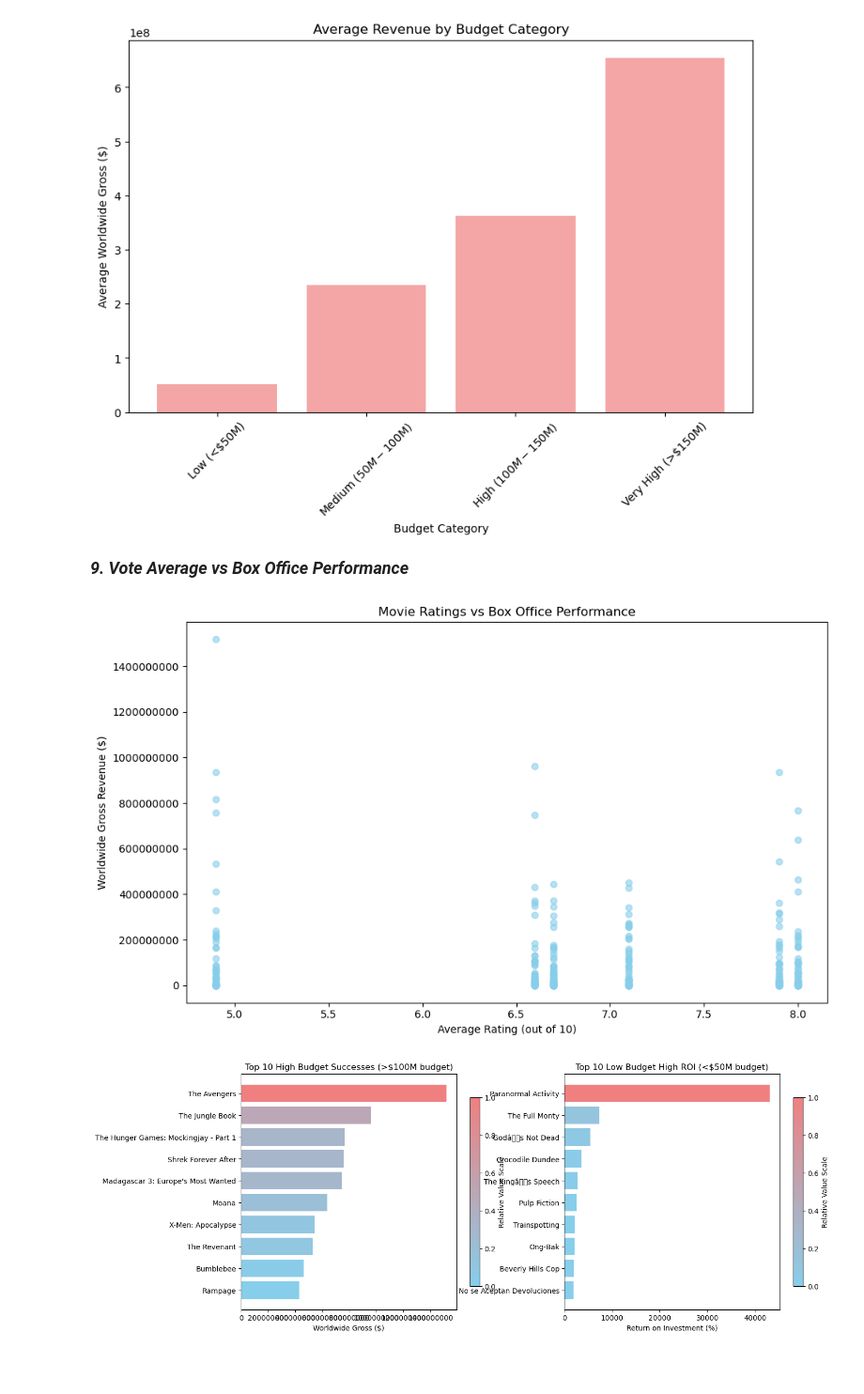
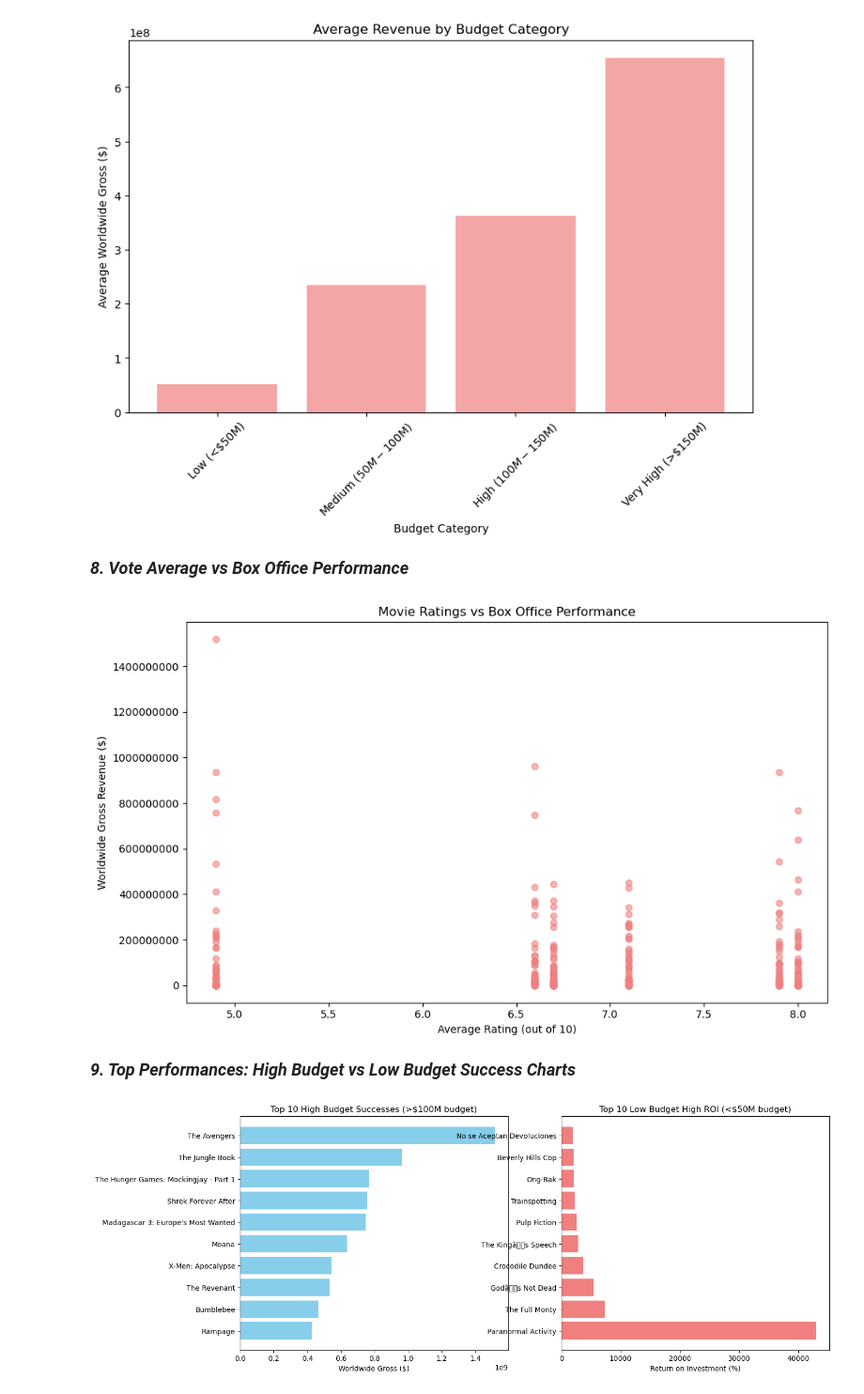
Before and after one commit to veenaledi/DS-Phase-2-Project, a Jupyter notebook: Movies.ipynb, the cells around one changed output. Shown at 94% size. Saved outputs shown, nothing was run; the diff lists cells and outputs as text; code cells hidden in the pictures; blank space fills up the shorter version.

```diff
--- a/Movies.ipynb
+++ b/Movies.ipynb
@@ -601,10 +616,10 @@ plt.show()
 # %% [output]
 [figure]
 # %% [markdown]
-***<span style="font-size: 18px;">9. Vote Average vs Box Office Performance</span>***
+***<span style="font-size: 18px;">8. Vote Average vs Box Office Performance</span>***
 # %%
 plt.figure(figsize=(10, 6))
-plt.scatter(merged_data['vote_average'], merged_data['worldwide_gross'], alpha=0.6, color='skyblue')
+plt.scatter(merged_data['vote_average'], merged_data['worldwide_gross'], alpha=0.6, color='lightcoral')
 plt.xlabel('Average Rating (out of 10)')
 plt.ylabel('Worldwide Gross Revenue ($)')
 plt.title('Movie Ratings vs Box Office Performance')
@@ -612,49 +627,29 @@ plt.ticklabel_format(style='plain', axis='y')
 plt.tight_layout()
 plt.show()
 # %% [output]
-[figure, old version]
+[figure, new version]
+# %% [markdown]
+***<span style="font-size: 18px;">9. Top Performances: High Budget vs Low Budget Success Charts</span>***
 # %%
-from matplotlib.colors import LinearSegmentedColormap
-
-# Create custom blue to pink colormap
-colors = ['skyblue', 'lightcoral']  # Blue to Pink
-n_bins = 100
-cmap = LinearSegmentedColormap.from_list('blue_pink', colors, N=n_bins)
-
 fig, (ax1, ax2) = plt.subplots(1, 2, figsize=(15, 6))
 
 # High budget successes
 high_budget = merged_data[merged_data['production_budget'] > 100000000].nlargest(10, 'worldwide_gross')
-# Normalize values for color mapping
-norm_values1 = (high_budget['worldwide_gross'] - high_budget['worldwide_gross'].min()) / (high_budget['worldwide_gross'].max() - high_budget['worldwide_gross'].min())
-colors1 = cmap(norm_values1)
-
-bars1 = ax1.barh(range(len(high_budget)), high_budget['worldwide_gross'], color=colors1)
+ax1.barh(range(len(high_budget)), high_budget['worldwide_gross'], color='skyblue')
 ax1.set_yticks(range(len(high_budget)))
 ax1.set_yticklabels(high_budget['title'])
 ax1.set_xlabel('Worldwide Gross ($)')
 ax1.set_title('Top 10 High Budget Successes (>$100M budget)')
 ax1.invert_yaxis()
-ax1.ticklabel_format(style='plain', axis='x')
 
 # Low budget high ROI
 low_budget = merged_data[merged_data['production_budget'] < 50000000].nlargest(10, 'roi')
-# Normalize values for color mapping
-norm_values2 = (low_budget['roi'] - low_budget['roi'].min()) / (low_budget['roi'].max() - low_budget['roi'].min())
-colors2 = cmap(norm_values2)
-
-bars2 = ax2.barh(range(len(low_budget)), low_budget['roi'], color=colors2)
+ax2.barh(range(len(low_budget)), low_budget['roi'], color='lightcoral')
 ax2.set_yticks(range(len(low_budget)))
 ax2.set_yticklabels(low_budget['title'])
 ax2.set_xlabel('Return on Investment (%)')
 ax2.set_title('Top 10 Low Budget High ROI (<$50M budget)')
-ax2.invert_yaxis()
 
-# Add colorbars to show the color scale
-cbar1 = plt.colorbar(plt.cm.ScalarMappable(cmap=cmap), ax=ax1, shrink=0.8)
-cbar1.set_label('Relative Value Scale')
-cbar2 = plt.colorbar(plt.cm.ScalarMappable(cmap=cmap), ax=ax2, shrink=0.8)
-cbar2.set_label('Relative Value Scale')
 plt.show()
 # %% [output]
-[figure, old version]
+[figure, new version]
```
Also changed, not shown: parts of 22 cells of this notebook, 1 other file.
